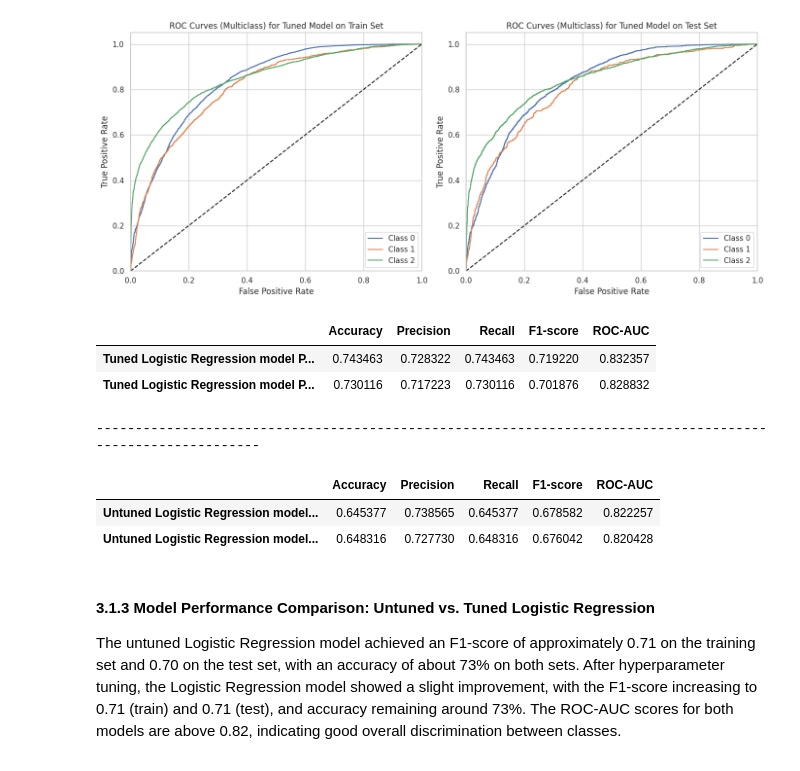
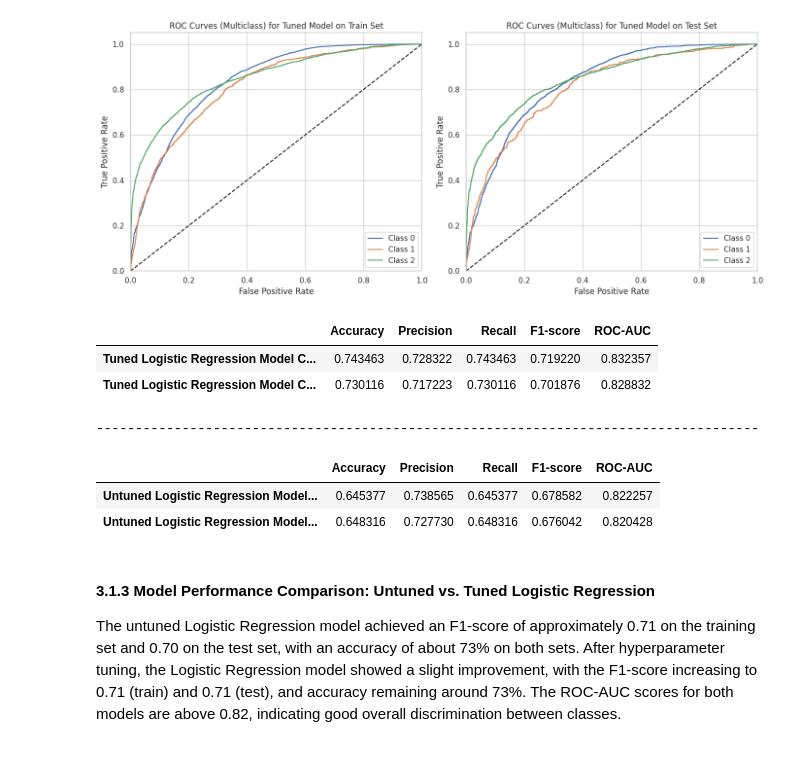
Before and after one commit to mwakad/supervised-ml-classifiers-for-predicting-water-wells-condition, a Jupyter notebook: index.ipynb, the cells around one changed output. Drawn from its saved outputs; the diff is of its cells as text; code cells hidden in the pictures.

```diff
--- a/index.ipynb
+++ b/index.ipynb
@@ -606,44 +606,44 @@ acc_gs_train = accuracy_score(y_train, y_pred_gs_train)
 prec_gs_train = precision_score(y_train, y_pred_gs_train, average='weighted')
 rec_gs_train = recall_score(y_train, y_pred_gs_train, average='weighted')
 f1_gs_train = f1_score(y_train, y_pred_gs_train, average='weighted')
 roc_auc_gs_train = roc_auc_score(y_train, y_proba_gs_train, multi_class='ovr')
 
 # Evaluate performance on test set
 acc_gs = accuracy_score(y_test, y_pred_gs)
 prec_gs = precision_score(y_test, y_pred_gs, average='weighted')
 rec_gs = recall_score(y_test, y_pred_gs, average='weighted')
 f1_gs = f1_score(y_test, y_pred_gs, average='weighted')
 roc_auc_gs = roc_auc_score(y_test, y_proba_gs, multi_class='ovr')
 
 # Create a DataFrame with metrics for both train and test sets
 metrics_gs_df = pd.DataFrame({
     'Accuracy': [acc_gs_train, acc_gs],
     'Precision': [prec_gs_train, prec_gs],
     'Recall': [rec_gs_train, rec_gs],
     'F1-score': [f1_gs_train, f1_gs],
     'ROC-AUC': [roc_auc_gs_train, roc_auc_gs]
-}, index=['Tuned Logistic Regression model Performance (train set)',
-          'Tuned Logistic Regression model Performance (test set)'])
+}, index=['Tuned Logistic Regression Model Classifier (train set)',
+          'Tuned Logistic Regression Model Classifier (test set)'])
 display(metrics_gs_df)
-print("-----------------------------------------------------------------------------------------------------------")
+print("-------------------------------------------------------------------------------------")
 
 metrics_df = pd.DataFrame({
     'Accuracy': [acc_train, acc_test],
     'Precision': [prec_train, prec_test],
     'Recall': [rec_train, rec_test],
     'F1-score': [f1_train, f1_test],
     'ROC-AUC': [roc_auc_train, roc_auc_test]
-}, index=['Untuned Logistic Regression model performance (train set)',
-          'Untuned Logistic Regression model performance (test set)'])
+}, index=['Untuned Logistic Regression Model Classifier (train set)',
+          'Untuned Logistic Regression Model Classifier (test set)'])
 display(metrics_df)
 # %% [output]
 |  | Accuracy | Precision | Recall | F1-score | ROC-AUC |
-| Tuned Logistic Regression model P... | 0.743463 | 0.728322 | 0.743463 | 0.719220 | 0.832357 |
-| Tuned Logistic Regression model P... | 0.730116 | 0.717223 | 0.730116 | 0.701876 | 0.828832 |
+| Tuned Logistic Regression Model C... | 0.743463 | 0.728322 | 0.743463 | 0.719220 | 0.832357 |
+| Tuned Logistic Regression Model C... | 0.730116 | 0.717223 | 0.730116 | 0.701876 | 0.828832 |
------------------------------------------------------------------------------------------------------------
+-------------------------------------------------------------------------------------
 |  | Accuracy | Precision | Recall | F1-score | ROC-AUC |
-| Untuned Logistic Regression model... | 0.645377 | 0.738565 | 0.645377 | 0.678582 | 0.822257 |
-| Untuned Logistic Regression model... | 0.648316 | 0.727730 | 0.648316 | 0.676042 | 0.820428 |
+| Untuned Logistic Regression Model... | 0.645377 | 0.738565 | 0.645377 | 0.678582 | 0.822257 |
+| Untuned Logistic Regression Model... | 0.648316 | 0.727730 | 0.648316 | 0.676042 | 0.820428 |
 # %% [markdown]
 #### 3.1.3 Model Performance Comparison: Untuned vs. Tuned Logistic Regression
 
```
Also changed, not shown: parts of 16 cells of this notebook.
